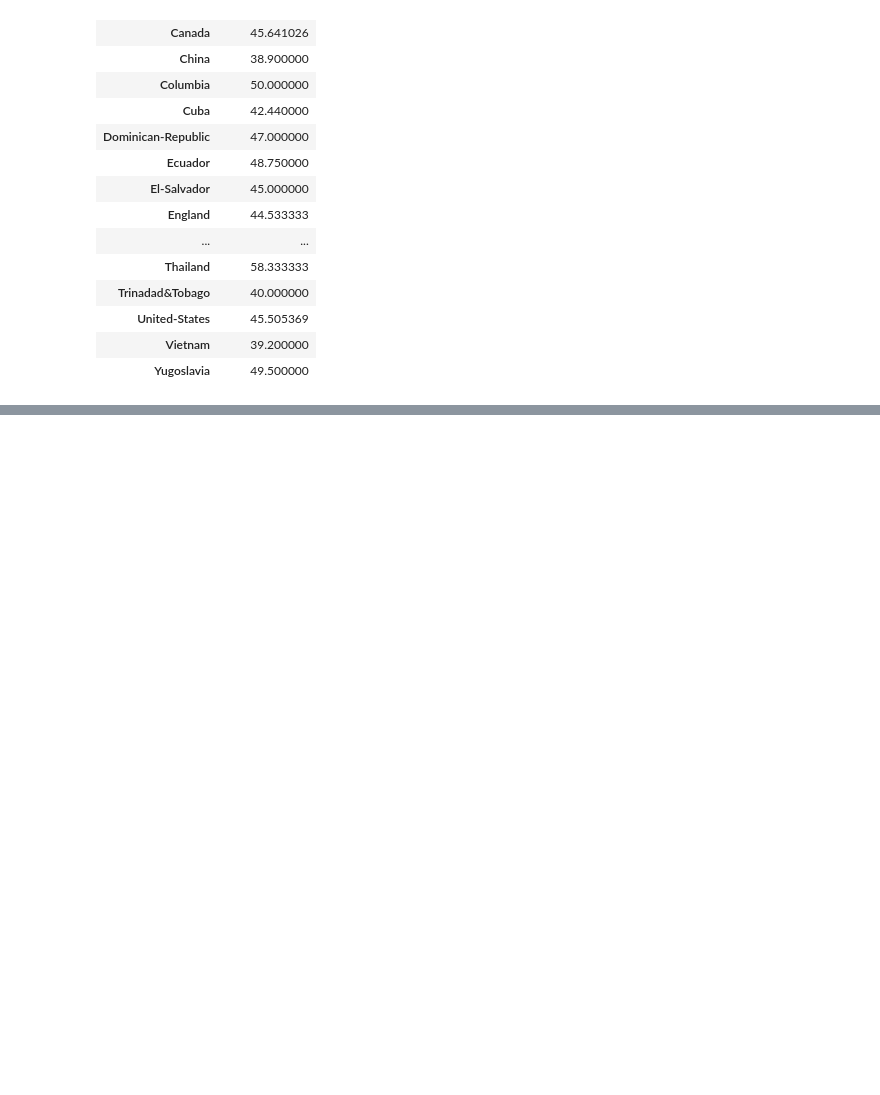
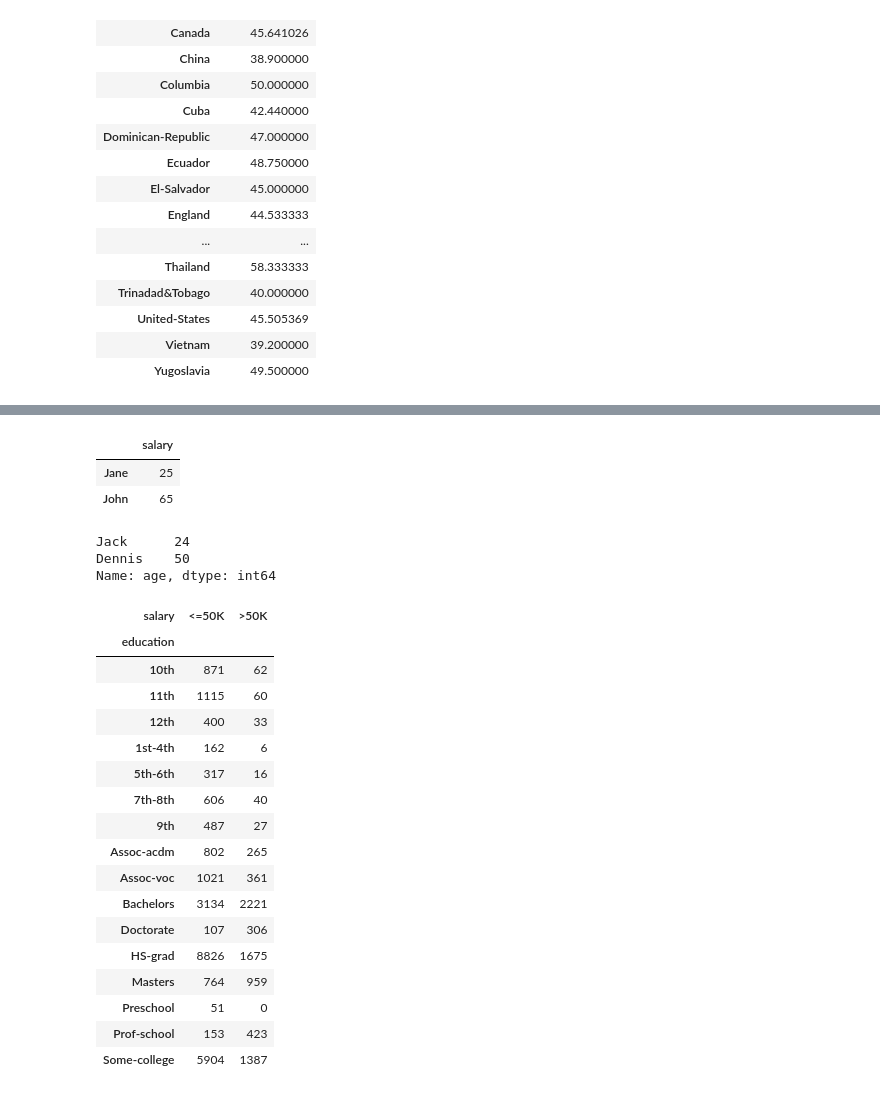
Before and after one commit to cmplx-xyttmt/openml-course, a Jupyter notebook: Assignment 1.ipynb, the cells around one changed output, grey strips where cells are left out. Saved outputs shown, nothing was run; the diff lists cells and outputs as text; code cells hidden in the pictures; blank space fills up the shorter version.

```diff
--- a/Assignment 1.ipynb
+++ b/Assignment 1.ipynb
@@ -258,0 +321,35 @@ adult_data[adult_data['salary'] == ">50K"].groupby(['native-country'])[['hours-p
+# %%
+# indexing using iloc (which is the same as indexing a numpy array)
+toy_df.iloc[1:3, 1:]
+# %% [output]
+|  | salary |
+| Jane | 25 |
+| John | 65 |
+# %%
+# indexing using loc
+toy_df.loc[['Jack', 'Dennis'], 'age']
+# %% [output]
+Jack      24
+Dennis    50
+Name: age, dtype: int64
+# %%
+pd.crosstab(adult_data['education'], adult_data['salary'])
+# %% [output]
+| salary | <=50K | >50K |
+| education |  |  |
+| 10th | 871 | 62 |
+| 11th | 1115 | 60 |
+| 12th | 400 | 33 |
+| 1st-4th | 162 | 6 |
+| 5th-6th | 317 | 16 |
+| 7th-8th | 606 | 40 |
+| 9th | 487 | 27 |
+| Assoc-acdm | 802 | 265 |
+| Assoc-voc | 1021 | 361 |
+| Bachelors | 3134 | 2221 |
+| Doctorate | 107 | 306 |
+| HS-grad | 8826 | 1675 |
+| Masters | 764 | 959 |
+| Preschool | 51 | 0 |
+| Prof-school | 153 | 423 |
+| Some-college | 5904 | 1387 |
```
Also changed, not shown: parts of 10 cells of this notebook, 2 other files.
